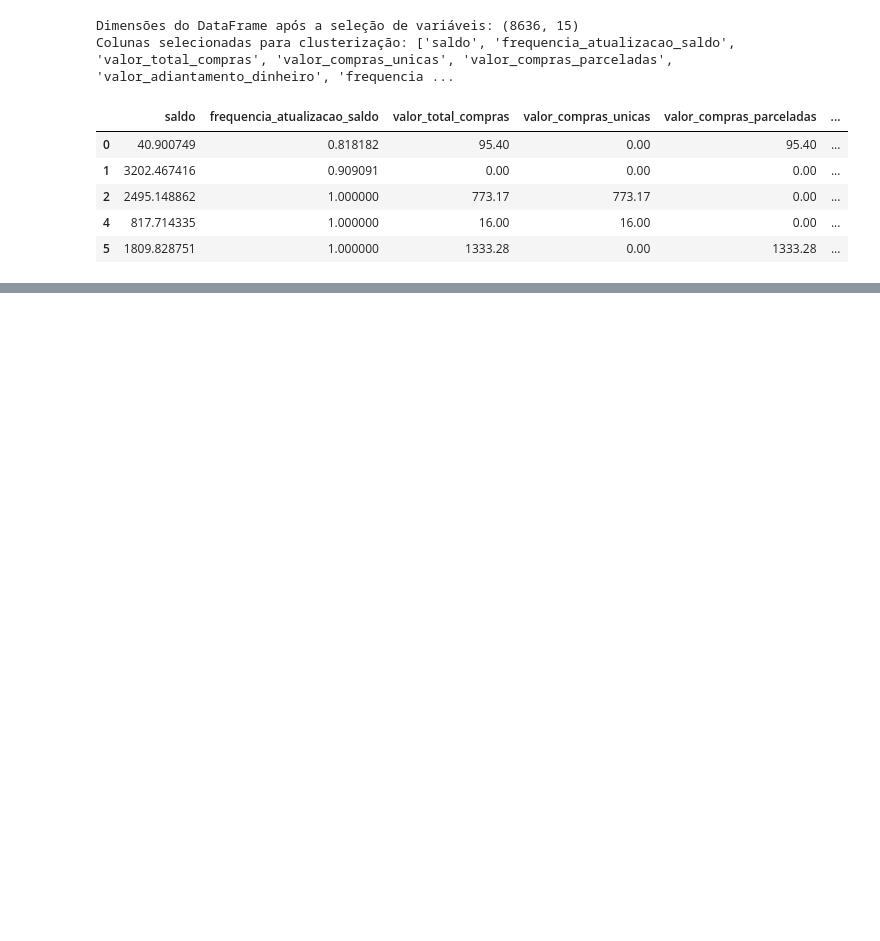
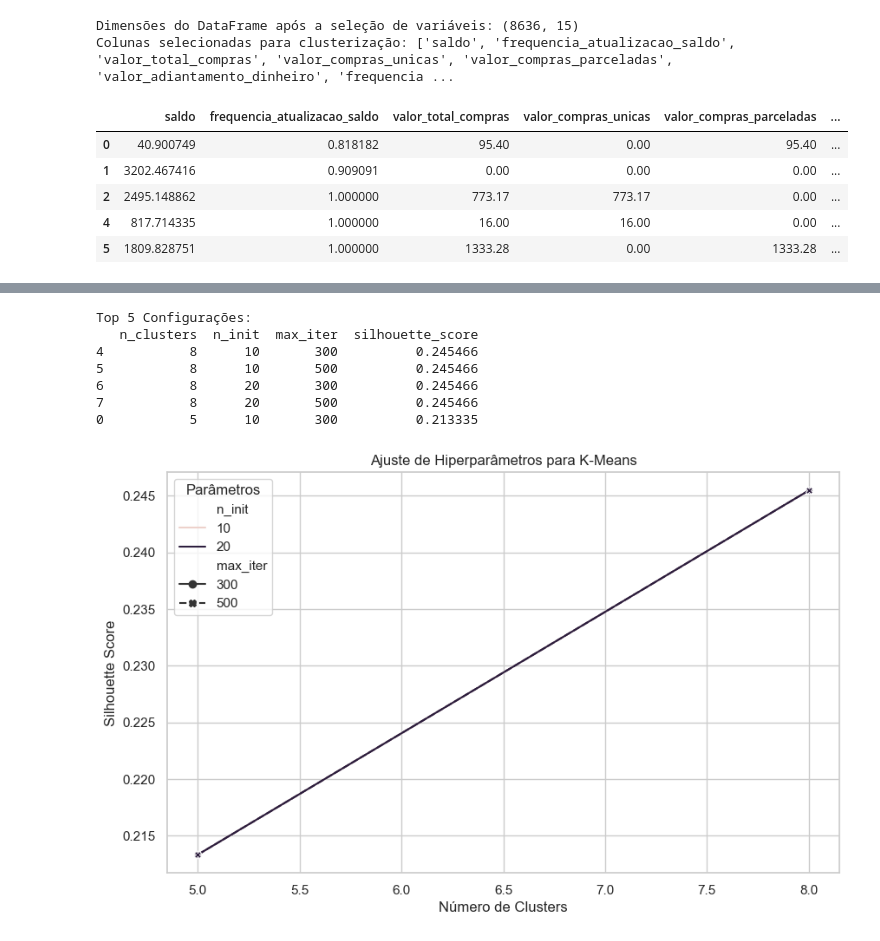
Before and after one commit to tnleite/credit-card-customer-clustering, a Jupyter notebook: 02-Analise/credit-card-customer-clustering.ipynb, the cells around one changed output, grey strips where cells are left out. Saved outputs shown, nothing was run; the diff lists cells and outputs as text; code cells hidden in the pictures; blank space fills up the shorter version.

```diff
--- a/02-Analise/credit-card-customer-clustering.ipynb
+++ b/02-Analise/credit-card-customer-clustering.ipynb
@@ -1144,0 +1326,76 @@ plt.show()
+# %%
+# Bibliotecas necessárias
+from sklearn.metrics import silhouette_score
+import numpy as np
+
+# Intervalos de hiperparâmetros para testar
+parametros = {
+    'n_clusters': [5, 8],  # Número de clusters, baseado na análise anterior
+    'init': ['k-means++', 'random'],  # Inicialização dos centroides
+    'n_init': [10, 20],  # Número de inicializações diferentes
+    'max_iter': [300, 500],  # Número máximo de iterações
+    'tol': [1e-4, 1e-3],  # Tolerância para convergência
+}
+
+# DataFrame para armazenar os resultados
+resultados = []
+
+# Testando combinações de hiperparâmetros
+for k in parametros['n_clusters']:
+    for n_init in parametros['n_init']:
+        for max_iter in parametros['max_iter']:
+            # Configurando o modelo K-Means
+            kmeans = KMeans(
+                n_clusters=k,
+                init='k-means++',
+                n_init=n_init,
+                max_iter=max_iter,
+                random_state=42
+            )
+            # Ajustando o modelo e calculando a métrica
+            clusters = kmeans.fit_predict(df_normalizado)
+            silhouette_avg = silhouette_score(df_normalizado, clusters)
+
+            # Armazenando os resultados
+            resultados.append({
+                'n_clusters': k,
+                'n_init': n_init,
+                'max_iter': max_iter,
+                'silhouette_score': silhouette_avg
+            })
+
+# Convertendo os resultados para um DataFrame
+resultados_df = pd.DataFrame(resultados)
+
+# Ordenando os resultados pelo melhor Silhouette Score
+melhores_resultados = resultados_df.sort_values(by='silhouette_score', ascending=False)
+
+# Exibindo os 5 melhores resultados
+print("Top 5 Configurações:")
+print(melhores_resultados.head())
+
+# Visualizando os resultados
+import seaborn as sns
+plt.figure(figsize=(10, 6))
+sns.lineplot(
+    data=melhores_resultados,
+    x='n_clusters',
+    y='silhouette_score',
+    hue='n_init',
+    style='max_iter',
+    markers=True
+)
+plt.title("Ajuste de Hiperparâmetros para K-Means")
+plt.xlabel("Número de Clusters")
+plt.ylabel("Silhouette Score")
+plt.legend(title="Parâmetros")
+plt.show()
+# %% [output]
+Top 5 Configurações:
+   n_clusters  n_init  max_iter  silhouette_score
+4           8      10       300          0.245466
+5           8      10       500          0.245466
+6           8      20       300          0.245466
+7           8      20       500          0.245466
+0           5      10       300          0.213335
+[figure, added]
```
Also changed, not shown: parts of 26 cells of this notebook.
